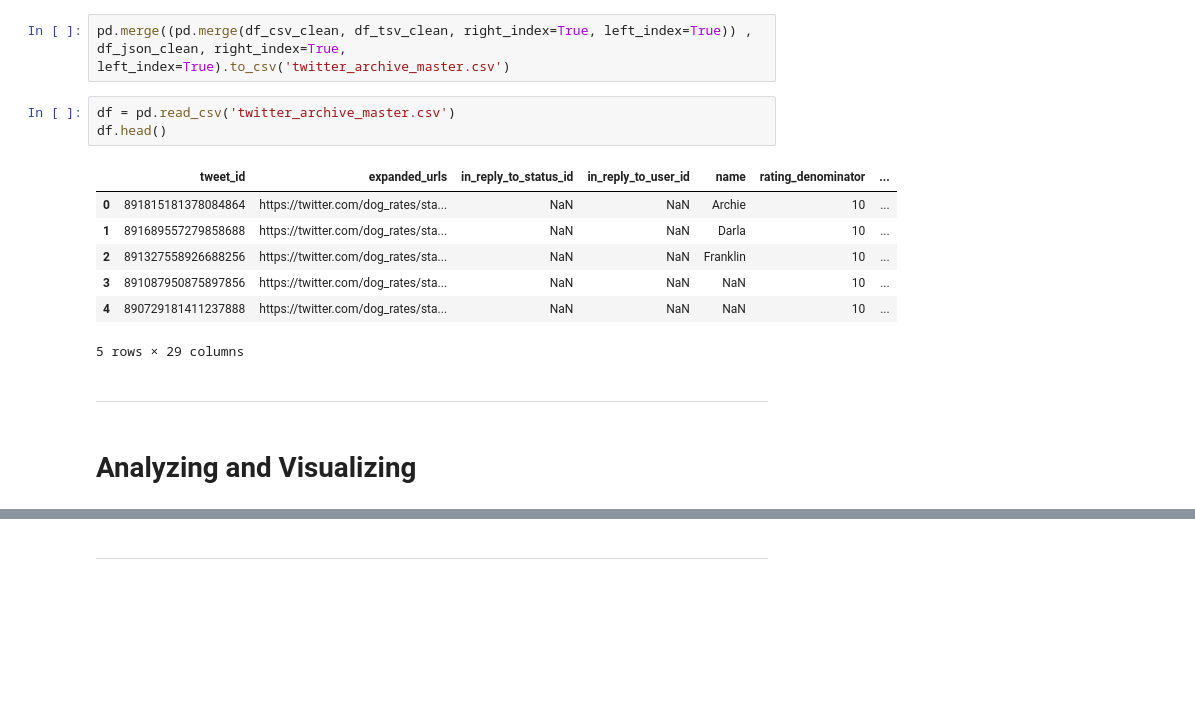
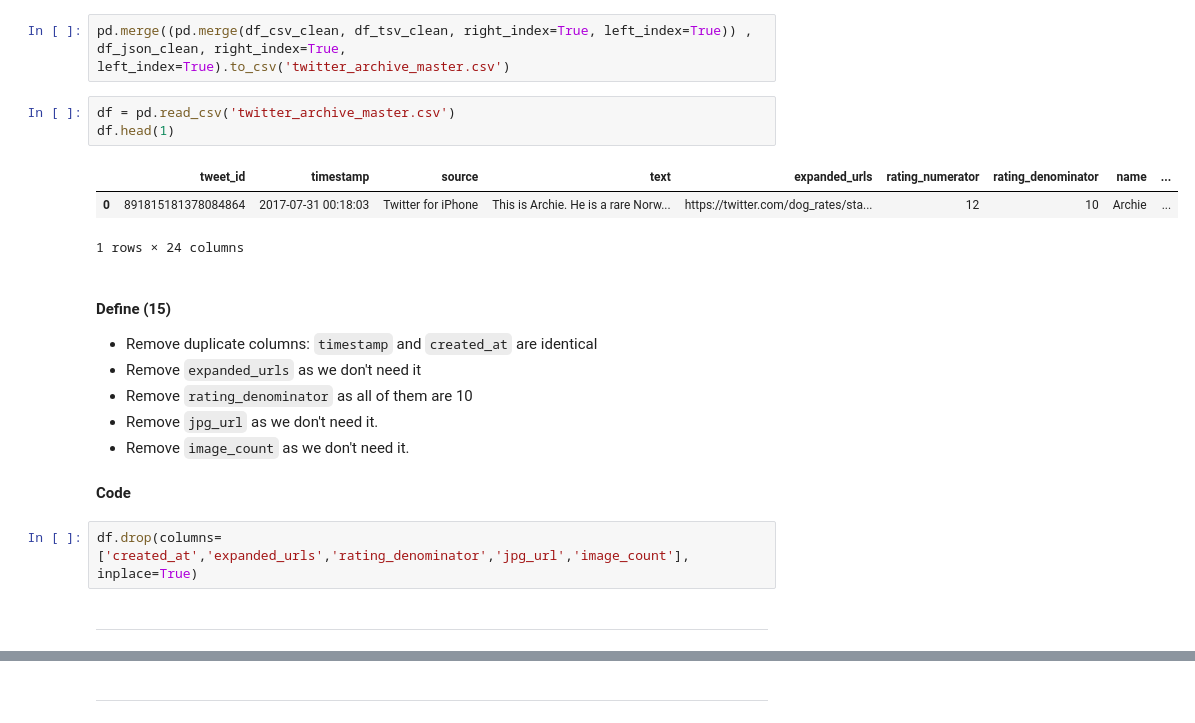
Before and after one commit to hamidkhbl/Twitter_account_data_analysis, a Jupyter notebook: wrangle_act.ipynb, the cells around one changed output, grey strips where cells are left out. Cells and saved outputs as stored; diff of their text form; blank space fills up the shorter version.

```diff
--- a/wrangle_act.ipynb
+++ b/wrangle_act.ipynb
@@ -884,17 +827,21 @@ Join all three datasets and store them in `twitter_archive_master.csv`
 pd.merge((pd.merge(df_csv_clean, df_tsv_clean, right_index=True, left_index=True)) , df_json_clean, right_index=True, left_index=True).to_csv('twitter_archive_master.csv')
 # %%
 df = pd.read_csv('twitter_archive_master.csv')
-df.head()
+df.head(1)
 # %% [output]
-|  | tweet_id | expanded_urls | in_reply_to_status_id | in_reply_to_user_id | name | rating_denominator | ... |
-| 0 | 891815181378084864 | https://twitter.com/dog_rates/sta... | NaN | NaN | Archie | 10 | ... |
-| 1 | 891689557279858688 | https://twitter.com/dog_rates/sta... | NaN | NaN | Darla | 10 | ... |
-| 2 | 891327558926688256 | https://twitter.com/dog_rates/sta... | NaN | NaN | Franklin | 10 | ... |
-| 3 | 891087950875897856 | https://twitter.com/dog_rates/sta... | NaN | NaN | NaN | 10 | ... |
-| 4 | 890729181411237888 | https://twitter.com/dog_rates/sta... | NaN | NaN | NaN | 10 | ... |
+|  | tweet_id | timestamp | source | text | expanded_urls | rating_numerator | rating_denominator | name | ... |
+| 0 | 891815181378084864 | 2017-07-31 00:18:03 | Twitter for iPhone | This is Archie. He is a rare Norw... | https://twitter.com/dog_rates/sta... | 12 | 10 | Archie | ... |
-5 rows × 29 columns
+1 rows × 24 columns
+# %% [markdown]
+#### Define (15)
+* Remove duplicate columns: `timestamp` and `created_at` are identical
+* Remove `expanded_urls` as we don't need it
+* Remove `rating_denominator` as all of them are 10
+* Remove `jpg_url` as we don't need it.
+* Remove `image_count` as we don't need it.
+
+#### Code
+# %%
+df.drop(columns=['created_at','expanded_urls','rating_denominator','jpg_url','image_count'], inplace=True)
 # %% [markdown]
 ______________________________________
-# %% [markdown]
-<a id='viz'></a>
-# Analyzing and Visualizing
```
Also changed, not shown: parts of 28 cells of this notebook.
